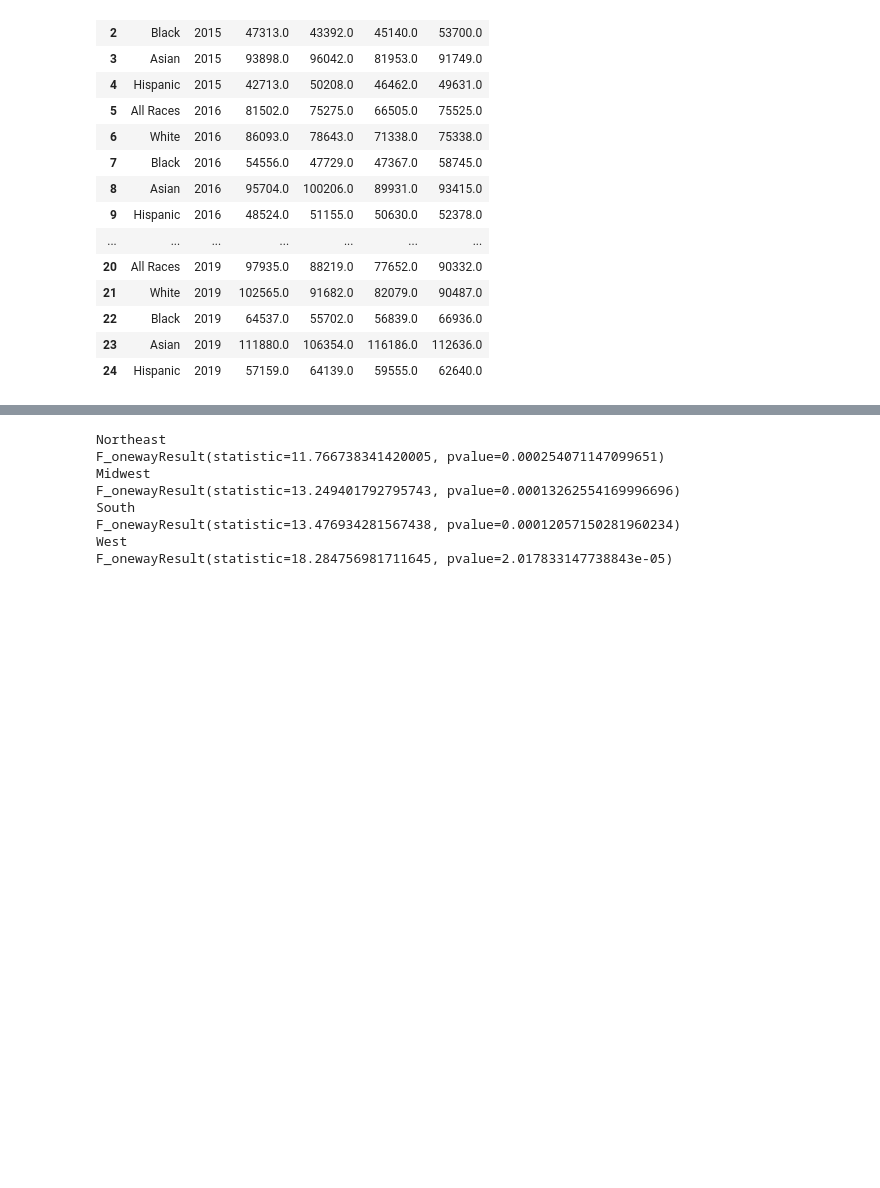
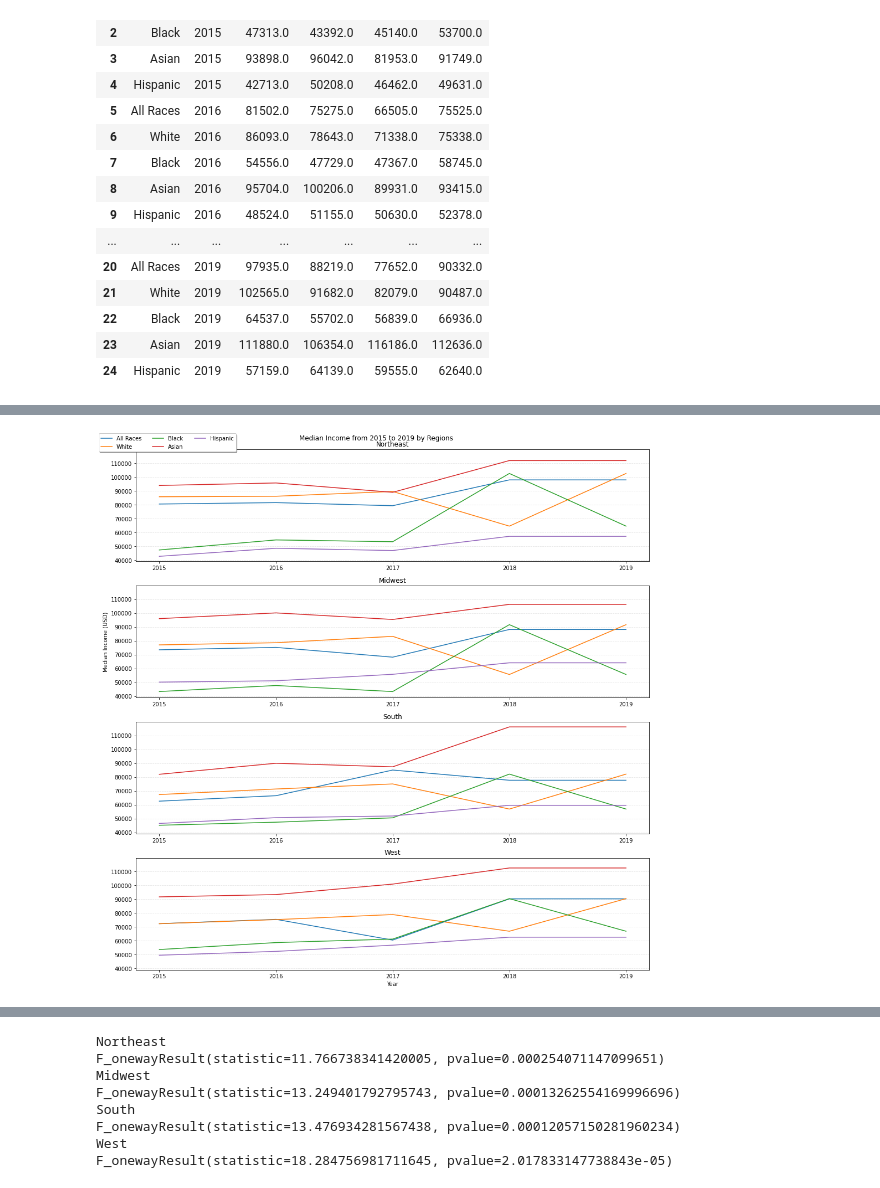
Before and after one commit to j0serobles/UCF_Data_Bootcamp_Project1, a Jupyter notebook: Untitled.ipynb, the cells around one changed output, grey strips where cells are left out. Cells and saved outputs as stored; diff of their text form; code cells hidden in the pictures; blank space fills up the shorter version.

```diff
--- a/Untitled.ipynb
+++ b/Untitled.ipynb
@@ -196,0 +200,26 @@ plt.show()
+# %%
+# Generate a region subplots median income by races by year
+fig, axs = plt.subplots(4,figsize=(14,14),sharey=True)
+list_race=df_region['Race'].unique()
+i=0
+for r in regions:
+    df_grouped= df_region[['Race','Year',r]]
+    for race in list_race:
+        df_plot= df_grouped.loc[df_grouped['Race'] == race]
+        axs[i].plot(years,df_plot[r])
+        axs[i].yaxis.grid(color='gray',linestyle='dashed',alpha=0.2)
+        axs[i].set_title(r)
+    i=i+1
+
+# Y-Limits
+#Labels and titles
+axs[1].set(ylabel='Median Income (USD)')
+axs[3].set(xlabel='Year')
+fig.suptitle('Median Income from 2015 to 2019 by Regions', y=1)
+fig.legend(list_race, loc='upper left',fancybox=True, shadow=True, ncol=3)
+# Show the chart
+fig.tight_layout()
+plt.savefig("Images/Incomevsregion_race.png")
+plt.show()
+# %% [output]
+[figure, added]
```
Also changed, not shown: parts of 5 cells of this notebook, 5 other files.
